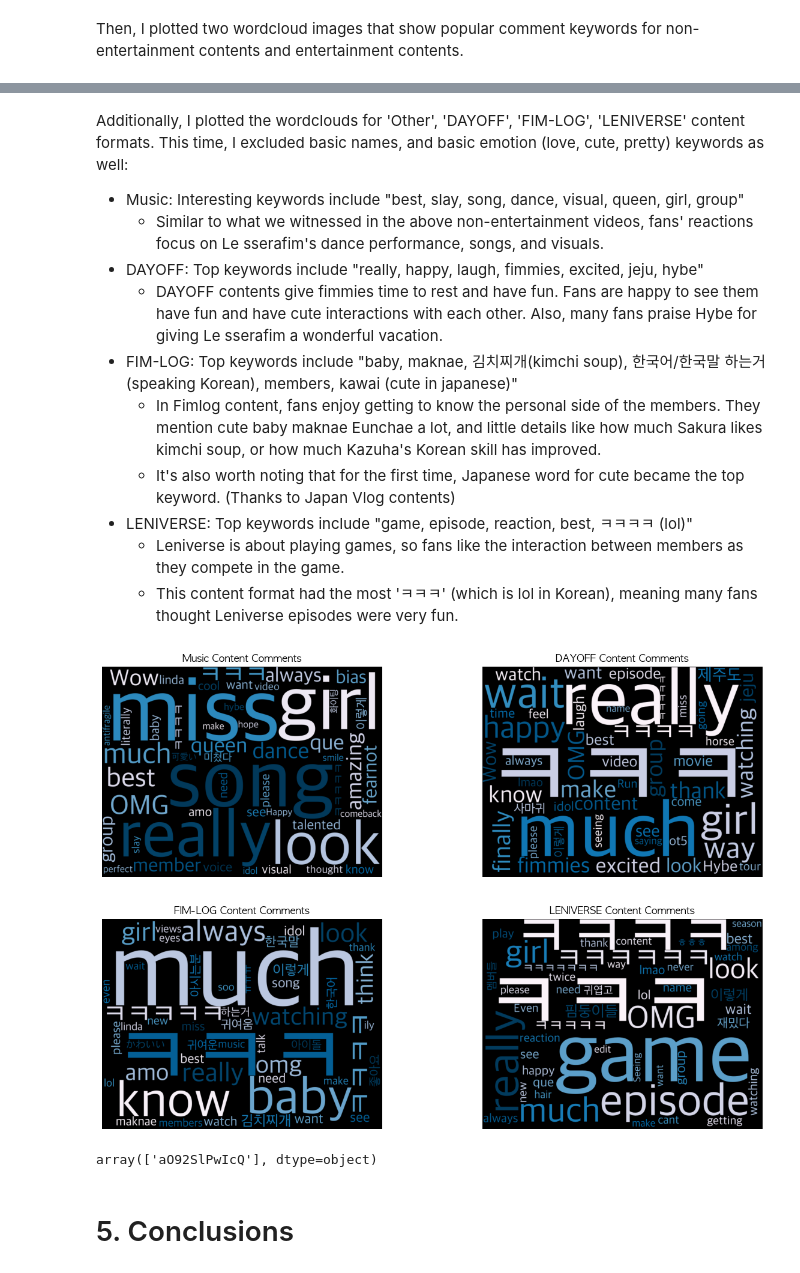
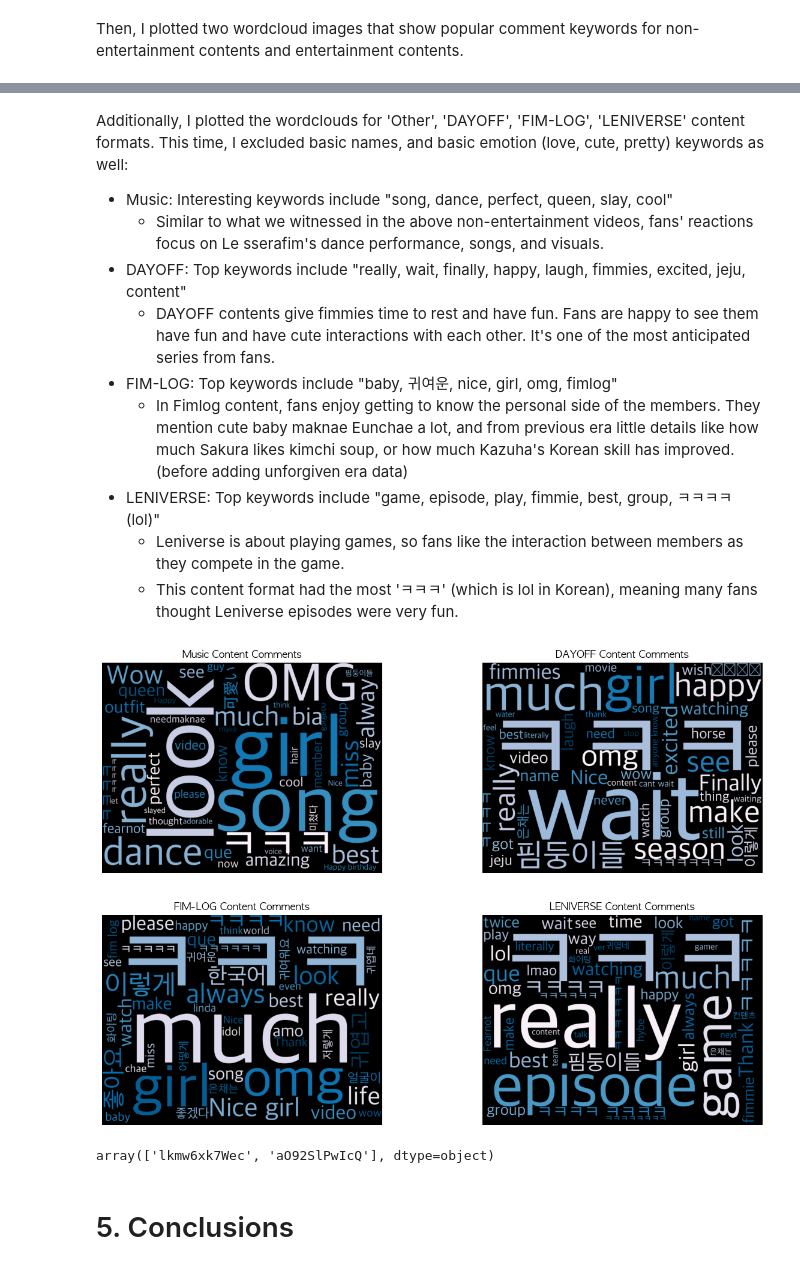
Before and after one commit to tomyeo88/lesserafim_YT_analysis, a Jupyter notebook: ls_ch_pjt.ipynb, the cells around one changed output, grey strips where cells are left out. Drawn from its saved outputs; the diff is of its cells as text; code cells hidden in the pictures.

```diff
--- a/ls_ch_pjt.ipynb
+++ b/ls_ch_pjt.ipynb
@@ -261,8 +260,17 @@ comments.to_csv('comments.csv', index=False)
 Read in the csv file to perform EDA.
 # %%
 # Read video id list csv file
-video_id_list = pd.read_csv('LS_video_ids.csv')
+video_id_list = pd.read_csv('LS_video_ids_v2.csv')
 # Get video_stat csv file data
-video_stat = pd.read_csv('video_stat.csv')
+video_stat = pd.read_csv('video_stat_v2.csv')
+
 # Get comments csv file
-comments = pd.read_csv('comments.csv')
+# Divide the data into chunks (10000)
+chunk_size = 10000
+chunks = []
+
+for chunk in pd.read_csv('comments_v2.csv', chunksize=chunk_size):
+    chunks.append(chunk)
+
+# concat the data
+comments = pd.concat(chunks, ignore_index=True)
@@ -398,3 +462,8 @@ comments[comments['comment_detail'].isnull()]
 # %%
 # Drop null values and save it as a new comments dataframe
 comments = comments.dropna(subset=['comment_detail'])
+# %%
+# One video comment has some duplicate error message. I will get rid of this comment.
+print(comments[comments['like'].isnull()])
+comments = comments[comments['like'].notnull()]
+print(comments)
@@ -510,6 +597,7 @@ pattern = r'\[(.*?)\]'
 # Apply the pattern to the 'title' column and create a new 'content_format' column
 video_stat['content_format'] = video_stat['title'].apply(lambda x: re.findall(pattern, x)[0] if re.findall(pattern, x) else '')
 video_stat.loc[video_stat['content_format'] == "", 'content_format'] = 'Other'
+
 # Combine two different unicode format value (LEPLAY)
 video_stat.loc[(video_stat['content_format']=="LE▶️PLAY")|(video_stat['content_format']=="LE▶PLAY"), 'content_format'] = "LEPLAY"
 
@@ -519,7 +607,7 @@ video_stat.loc[video_stat['duration'] <= "00:01:00", 'video_format'] = 'Shorts'
 video_stat['video_format'] = video_stat['video_format'].fillna('VOD',axis=0)
 
 # Create a promotion column that has "협찬", "광고", or "PPL" keyword in the description
-video_stat.loc[[0, 30], 'promotion'] = True
+video_stat.loc[video_stat['description'].str.contains("협찬|광고|PPL"), 'promotion'] = True
 video_stat['promotion'] = video_stat['promotion'].fillna(False, axis=0)
 # %%
 video_stat['content_format'].unique()
@@ -981,14 +1094,13 @@ plt.show()
 # %% [markdown]
 Additionally, I plotted the wordclouds for 'Other', 'DAYOFF', 'FIM-LOG', 'LENIVERSE' content formats. This time, I excluded basic names, and basic emotion (love, cute, pretty) keywords as well:
 
-- Music: Interesting keywords include "best, slay, song, dance, visual, queen, girl, group"
+- Music: Interesting keywords include "song, dance, perfect, queen, slay, cool"
     - Similar to what we witnessed in the above non-entertainment videos, fans' reactions focus on Le sserafim's dance performance, songs, and visuals.
-- DAYOFF: Top keywords include "really, happy, laugh, fimmies, excited, jeju, hybe"
-    - DAYOFF contents give fimmies time to rest and have fun. Fans are happy to see them have fun and have cute interactions with each other. Also, many fans praise Hybe for giving Le sserafim a wonderful vacation.
-- FIM-LOG: Top keywords include "baby, maknae, 김치찌개(kimchi soup), 한국어/한국말 하는거(speaking Korean), members, kawai (cute in japanese)"
-    - In Fimlog content, fans enjoy getting to know the personal side of the members. They mention cute baby maknae Eunchae a lot, and little details like how much Sakura likes kimchi soup, or how much Kazuha's Korean skill has improved.
-    - It's also worth noting that for the first time, Japanese word for cute became the top keyword. (Thanks to Japan Vlog contents)
-- LENIVERSE: Top keywords include "game, episode, reaction, best, ㅋㅋㅋㅋ (lol)"
+- DAYOFF: Top keywords include "really, wait, finally, happy, laugh, fimmies, excited, jeju, content"
+    - DAYOFF contents give fimmies time to rest and have fun. Fans are happy to see them have fun and have cute interactions with each other. It's one of the most anticipated series from fans.
+- FIM-LOG: Top keywords include "baby, 귀여운, nice, girl, omg, fimlog"
+    - In Fimlog content, fans enjoy getting to know the personal side of the members. They mention cute baby maknae Eunchae a lot, and from previous era little details like how much Sakura likes kimchi soup, or how much Kazuha's Korean skill has improved.(before adding unforgiven era data)
+- LENIVERSE: Top keywords include "game, episode, play, fimmie, best, group, ㅋㅋㅋㅋ (lol)"
     - Leniverse is about playing games, so fans like the interaction between members as they compete in the game.
     - This content format had the most 'ㅋㅋㅋ' (which is lol in Korean), meaning many fans thought Leniverse episodes were very fun.
 # %%
@@ -1002,41 +1114,41 @@ leniverse_com = comments.query('content_format == "LENIVERSE"')
 pd.set_option('display.max_rows', None)
 
 # Add keywords to exclude
 stopwords = set(STOPWORDS)
-my_stopwords = ['Yunjin','Eunchae','즈하','채원','김채원','은채','카즈하','Kazuha','Chaewon','Kim Garam','garam','Sakura','Garam','Kkura','윤진이','허윤진','사쿠라','Zuha','manchae','만채','채원이','꾸라','르세라핌은',\
+my_stopwords = ['Yunjin','Eunchae','즈하','채원','김채원','은채','홍은채','채원아','카즈하','Kazuha','Chaewon','Kim Garam','garam','Sakura','Garam','Kkura','윤진이','허윤진','사쿠라','Zuha','manchae','만채','채원이','꾸라','르세라핌은',\
                'will','back','day','one','HUH','Kim','sserafim','SSERAFIM','르세라핌','lesserafim','은채야','카즈하는','꾸라가','은채가','leniverse','브이로그','vlog','데이오프','르니버스','데이오프','Leniverse',
-               'love','beautiful','pretty','cute','사랑해','귀여워','이쁘다','예쁘다','귀엽다','사랑해요','funny','fun','이쁘고','예쁘고','vlogs']
+               'love','beautiful','pretty','cute','카즈하가','사랑해','귀여워','이쁘다','예쁘다','귀엽다','사랑해요','funny','fun','이쁘고','예쁘고','vlogs']
 stopwords.update(my_stopwords)
 
 # Choosing specific font for wordcloud
 font_path = "/System/LIbrary/Fonts/Supplemental/AppleSDGothicNeo.ttc"
 
 f, ax = plt.subplots(2,2, figsize=(15,10))
 
 ax = ax.flatten()
 
 wc_list = [music_com, dayoff_com, fimlog_com, leniverse_com]
 wc_title = ["Music Content", "DAYOFF Content", "FIM-LOG Content", "LENIVERSE Content"]
 
 # Create multiple wordcloud
 wordcloud_list = [WordCloud(stopwords=stopwords, background_color='black', width=800, height=600, font_path=font_path, colormap = 'PuBu',max_words=50, min_word_length=3)\
             .generate(str(wc['comment_detail'])) for wc in wc_list]
 
 for i, wc2 in enumerate (wordcloud_list):
     # Plot the first wordcloud in the first subplot
     ax[i].imshow(wc2)
     ax[i].set_title(f'{wc_title[i]} Comments')
     # Turn off the axis
     ax[i].axis('off')
 
 plt.show()
 # %% [output]
-[figure, old version]
+[figure, new version]
 # %%
 # Only one video from the VOD contents had promotion keywords in the video.
 comments.loc[comments['promotion']==True, 'video_id'].unique()
 # %% [output]
-array(['aO92SlPwIcQ'], dtype=object)
+array(['lkmw6xk7Wec', 'aO92SlPwIcQ'], dtype=object)
 # %% [markdown]
 # 5. Conclusions
 # %% [markdown]
```
Also changed, not shown: parts of 51 cells of this notebook, 3 other files.
